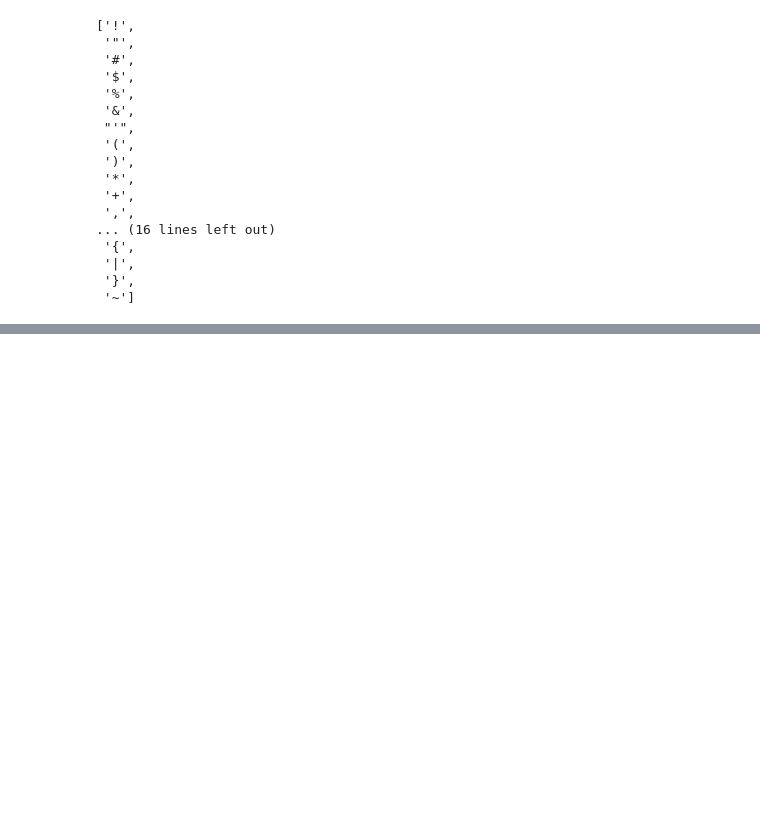
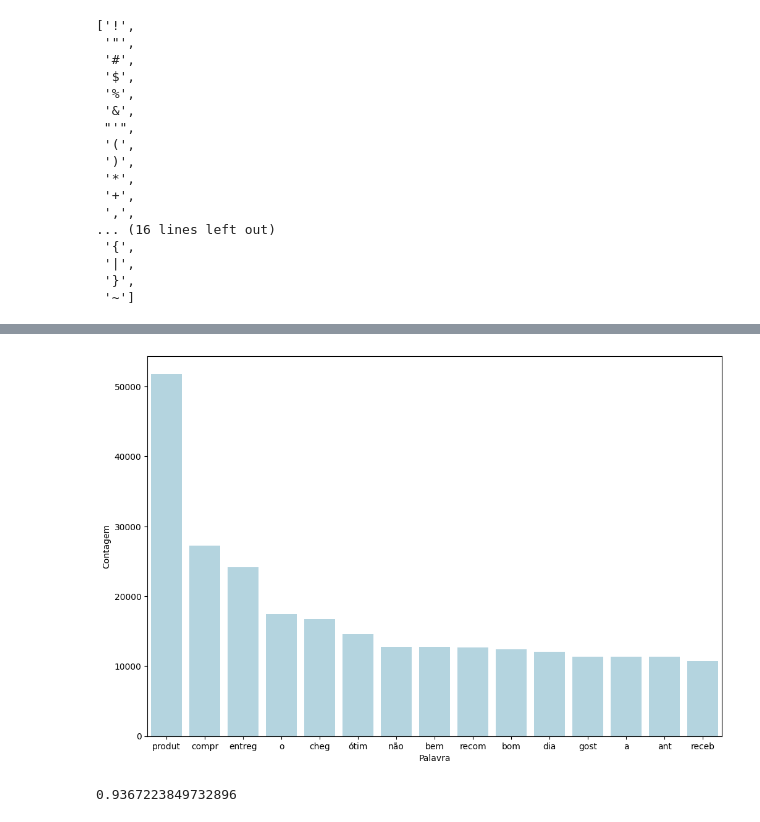
Before and after one commit to Nathtaba/Classificador_Sentimentos_ML, a Jupyter notebook: ClassificadorSentimentos_Avaliacoes.ipynb, the cells around one changed output, grey strips where cells are left out. Cells and saved outputs as stored; diff of their text form; code cells hidden in the pictures; blank space fills up the shorter version.

```diff
--- a/ClassificadorSentimentos_Avaliacoes.ipynb
+++ b/ClassificadorSentimentos_Avaliacoes.ipynb
@@ -323,0 +351,4 @@ print(treinar_modelo(avaliacoes, "texto_sem_stopwords_e_pontuacao", "polarity"))
+# %%
+grafico(avaliacoes, "texto_stemmizado", 15)
+# %% [output]
+[figure, added]
@@ -323,0 +361,7 @@ print(treinar_modelo(avaliacoes, "texto_sem_stopwords_e_pontuacao", "polarity"))
+# %%
+regressao_logistica = LogisticRegression()
+regressao_logistica.fit(treino, classe_treino)
+acuracia_tfidf_ngrams = regressao_logistica.score(teste, classe_teste)
+acuracia_tfidf_ngrams
+# %% [output]
+0.9367223849732896
```
Also changed, not shown: parts of 27 cells of this notebook.
